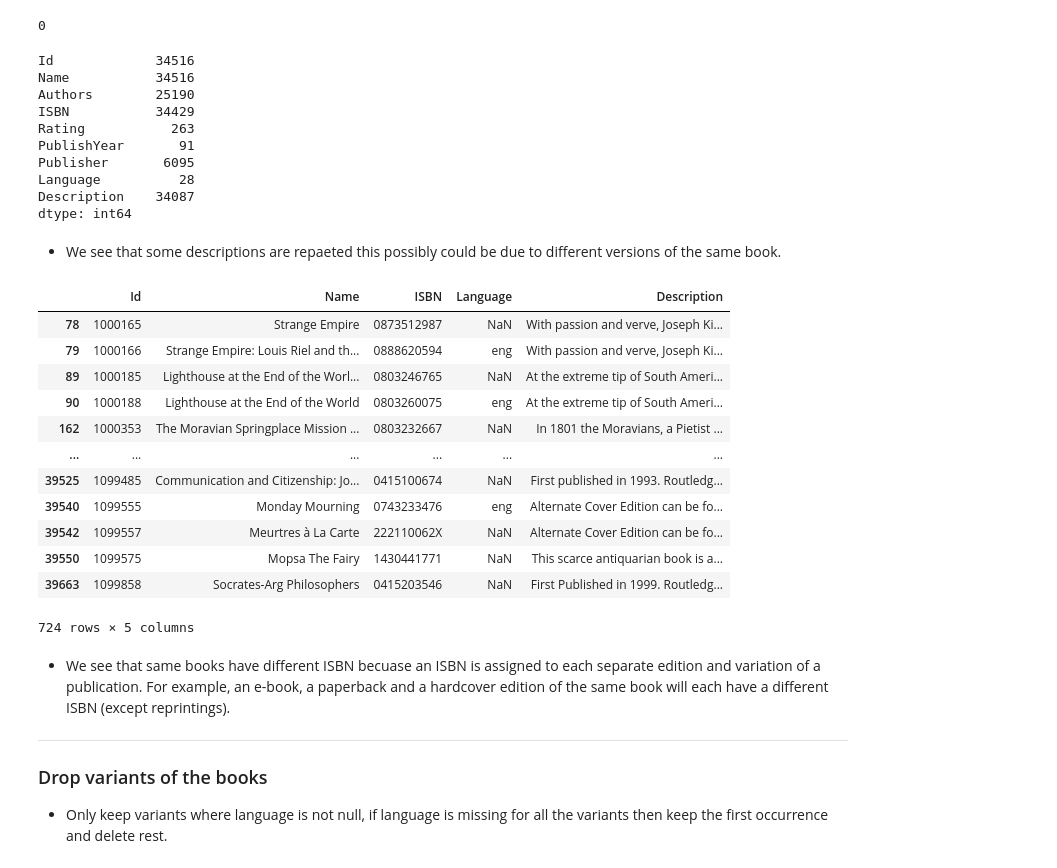
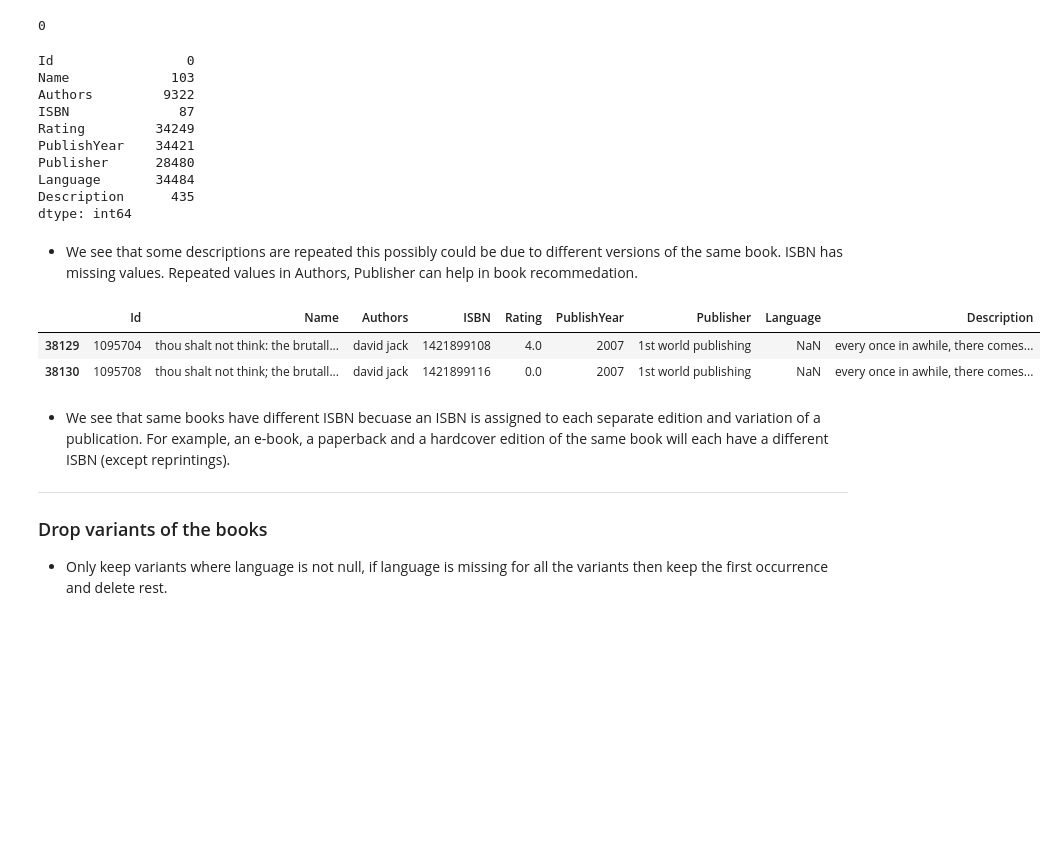
Before and after one commit to AmoliR/nlp-for-book-recommendation, a Jupyter notebook: eda.ipynb, the cells around one changed output. Cells and saved outputs as stored; diff of their text form; code cells hidden in the pictures; blank space fills up the shorter version.

Commit message:
Data Cleaning: Drop variants of the same book

```diff
--- a/eda.ipynb
+++ b/eda.ipynb
@@ -128,0 +134,3 @@ eda_data.dropna(subset=["Description"], inplace=True)
+# %%
+eda_data[["Name", "Authors", "Publisher", "Description"]] = pd.concat([eda_data[col].fillna('').astype(str).str.lower() for col in ["Name", "Authors", "Publisher", "Description"]], axis=1)
+eda_data
@@ -128,0 +164,6 @@ eda_data.dropna(subset=["Description"], inplace=True)
+# %%
+# Convert unknown to NaN
+eda_data["Publisher"] = eda_data.Publisher.replace('unknown',np.nan)
+
+# Find books that have same Name Author, Description and Publisher
+eda_data[eda_data.duplicated(subset=["Name", "Authors", "Publisher", "Description"], keep=False)][["Id","Name", "Authors", "Publisher", "Language", "Description"]]
@@ -129,3 +183,5 @@ eda_data.dropna(subset=["Description"], inplace=True)
+# %%
+eda_data = eda_data.sort_values(by="Publisher", na_position='last').drop_duplicates(subset=["Name", "Authors", "Publisher", "Description"], keep='first')
 # %% [markdown]
 ---
 ### Remove URLs from the description
@@ -219,37 +275,28 @@ eda_data[eda_data.duplicated()==True].shape[0]
 # %% [output]
 0
 # %%
-# Find number of unique values of each feature
-eda_data.nunique()
+# Find number of duplicated values of each feature
+eda_data.shape[0] - eda_data.nunique()
 # %% [output]
-Id             34516
-Name           34516
-Authors        25190
-ISBN           34429
-Rating           263
-PublishYear       91
-Publisher       6095
-Language          28
-Description    34087
+Id                 0
+Name             103
+Authors         9322
+ISBN              87
+Rating         34249
+PublishYear    34421
+Publisher      28480
+Language       34484
+Description      435
 dtype: int64
 # %% [markdown]
-- We see that some descriptions are repaeted this possibly could be due to different versions of the same book.
+- We see that some descriptions are repeated this possibly could be due to different versions of the same book. ISBN has missing values. Repeated values in Authors, Publisher can help in book recommedation.
 # %%
-eda_data[eda_data.duplicated(subset="Description", keep=False)][["Id","Name", "ISBN", "Language", "Description"]].copy()
+eda_data[eda_data.duplicated(subset="Description", keep=False)][["Id","Name", "Authors", "Publisher", "Description"]]
+eda_data[eda_data.Id.isin([1095704,1095708])]
 # %% [output]
-|  | Id | Name | ISBN | Language | Description |
-| 78 | 1000165 | Strange Empire | 0873512987 | NaN | With passion and verve, Joseph Ki... |
-| 79 | 1000166 | Strange Empire: Louis Riel and th... | 0888620594 | eng | With passion and verve, Joseph Ki... |
-| 89 | 1000185 | Lighthouse at the End of the Worl... | 0803246765 | NaN | At the extreme tip of South Ameri... |
-| 90 | 1000188 | Lighthouse at the End of the World | 0803260075 | eng | At the extreme tip of South Ameri... |
-| 162 | 1000353 | The Moravian Springplace Mission ... | 0803232667 | NaN | In 1801 the Moravians, a Pietist ... |
-| ... | ... | ... | ... | ... | ... |
-| 39525 | 1099485 | Communication and Citizenship: Jo... | 0415100674 | NaN | First published in 1993. Routledg... |
-| 39540 | 1099555 | Monday Mourning | 0743233476 | eng | Alternate Cover Edition can be fo... |
-| 39542 | 1099557 | Meurtres à La Carte | 222110062X | NaN | Alternate Cover Edition can be fo... |
-| 39550 | 1099575 | Mopsa The Fairy | 1430441771 | NaN | This scarce antiquarian book is a... |
-| 39663 | 1099858 | Socrates-Arg Philosophers | 0415203546 | NaN | First Published in 1999. Routledg... |
+|  | Id | Name | Authors | ISBN | Rating | PublishYear | Publisher | Language | Description |
+| 38129 | 1095704 | thou shalt not think: the brutall... | david jack | 1421899108 | 4.0 | 2007 | 1st world publishing | NaN | every once in awhile, there comes... |
+| 38130 | 1095708 | thou shalt not think; the brutall... | david jack | 1421899116 | 0.0 | 2007 | 1st world publishing | NaN | every once in awhile, there comes... |
-724 rows × 5 columns
 # %% [markdown]
 - We see that same books have different ISBN becuase an ISBN is assigned to each separate edition and variation of a publication. For example, an e-book, a paperback and a hardcover edition of the same book will each have a different ISBN (except reprintings).
 
```
Also changed, not shown: parts of 14 cells of this notebook.
